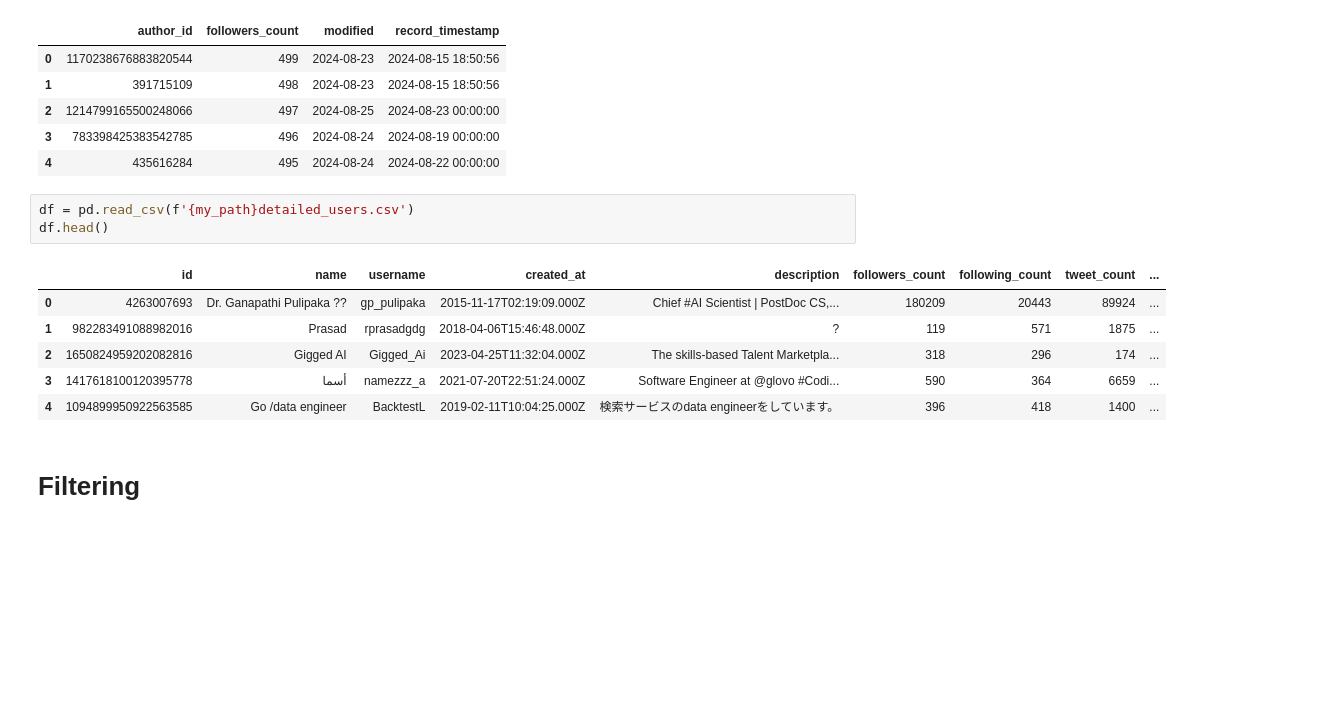
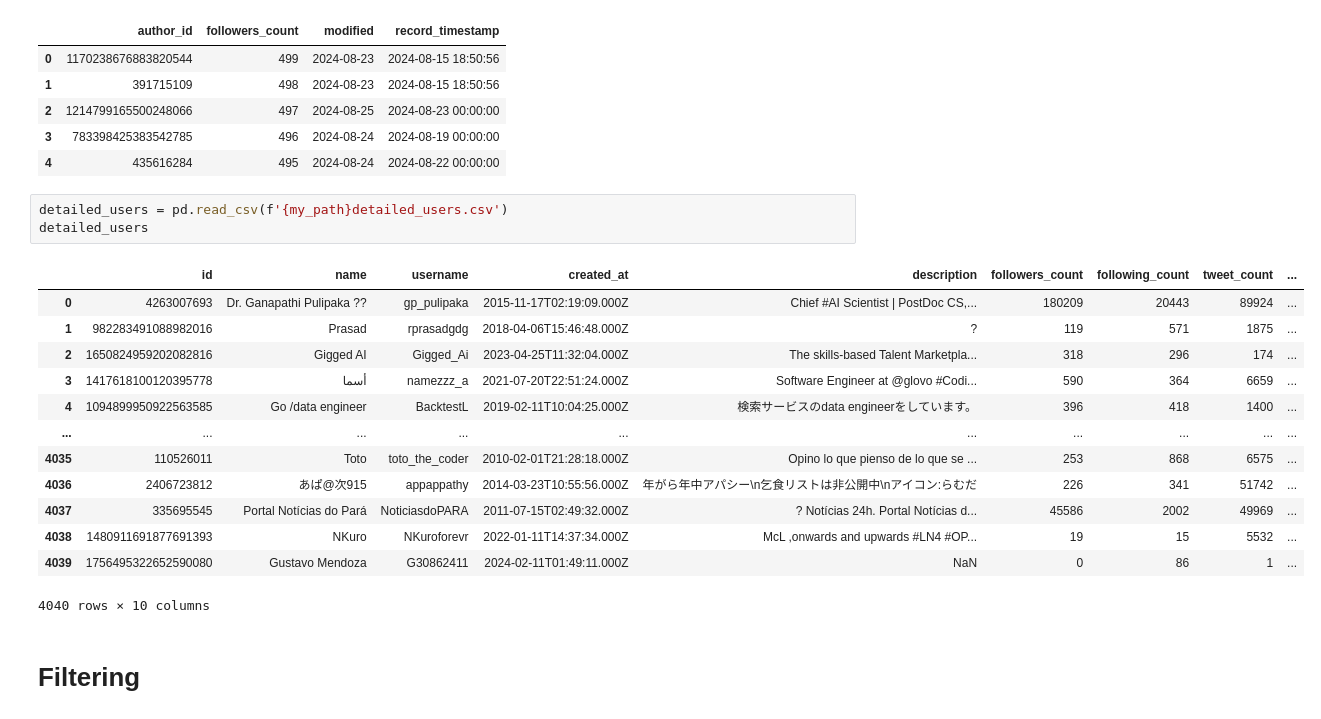
Before and after one commit to byambaa1982/python_cources_for_beginers, a Jupyter notebook: Mini Project 1/data_modeling_2.ipynb, the cells around one changed output. Cells and saved outputs as stored; diff of their text form; blank space fills up the shorter version.

```diff
--- a/Mini Project 1/data_modeling_2.ipynb
+++ b/Mini Project 1/data_modeling_2.ipynb
@@ -35,15 +35,22 @@ unfollowed.head()
 | 3 | 783398425383542785 | 496 | 2024-08-24 | 2024-08-19 00:00:00 |
 | 4 | 435616284 | 495 | 2024-08-24 | 2024-08-22 00:00:00 |
 # %%
-df = pd.read_csv(f'{my_path}detailed_users.csv')
-df.head()
+detailed_users = pd.read_csv(f'{my_path}detailed_users.csv')
+detailed_users
 # %% [output]
 |  | id | name | username | created_at | description | followers_count | following_count | tweet_count | ... |
 | 0 | 4263007693 | Dr. Ganapathi Pulipaka ?? | gp_pulipaka | 2015-11-17T02:19:09.000Z | Chief #AI Scientist | PostDoc CS,... | 180209 | 20443 | 89924 | ... |
 | 1 | 982283491088982016 | Prasad | rprasadgdg | 2018-04-06T15:46:48.000Z | ? | 119 | 571 | 1875 | ... |
 | 2 | 1650824959202082816 | Gigged AI | Gigged_Ai | 2023-04-25T11:32:04.000Z | The skills-based Talent Marketpla... | 318 | 296 | 174 | ... |
 | 3 | 1417618100120395778 | أسما | namezzz_a | 2021-07-20T22:51:24.000Z | Software Engineer at @glovo #Codi... | 590 | 364 | 6659 | ... |
 | 4 | 1094899950922563585 | Go /data engineer | BacktestL | 2019-02-11T10:04:25.000Z | 検索サービスのdata engineerをしています。 | 396 | 418 | 1400 | ... |
+| ... | ... | ... | ... | ... | ... | ... | ... | ... | ... |
+| 4035 | 110526011 | Toto | toto_the_coder | 2010-02-01T21:28:18.000Z | Opino lo que pienso de lo que se ... | 253 | 868 | 6575 | ... |
+| 4036 | 2406723812 | あぱ@次915 | appappathy | 2014-03-23T10:55:56.000Z | 年がら年中アパシー\n乞食リストは非公開中\nアイコン:らむだ | 226 | 341 | 51742 | ... |
+| 4037 | 335695545 | Portal Notícias do Pará | NoticiasdoPARA | 2011-07-15T02:49:32.000Z | ? Notícias 24h. Portal Notícias d... | 45586 | 2002 | 49969 | ... |
+| 4038 | 1480911691877691393 | NKuro | NKuroforevr | 2022-01-11T14:37:34.000Z | McL ,onwards and upwards #LN4 #OP... | 19 | 15 | 5532 | ... |
+| 4039 | 1756495322652590080 | Gustavo Mendoza | G30862411 | 2024-02-11T01:49:11.000Z | NaN | 0 | 86 | 1 | ... |
+4040 rows × 10 columns
 # %% [markdown]
 # Filtering
 # %%
```
Also changed, not shown: parts of 9 cells of this notebook.
